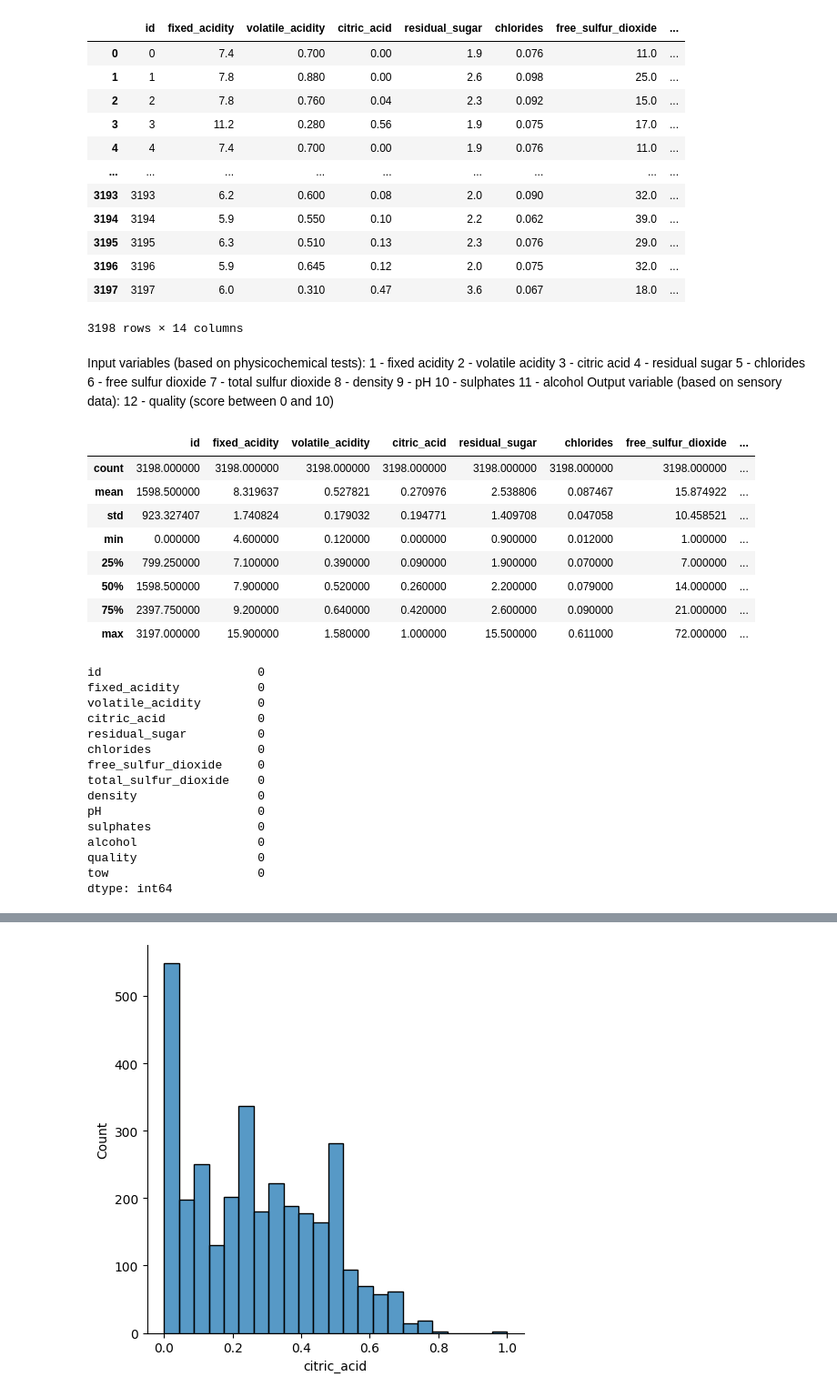
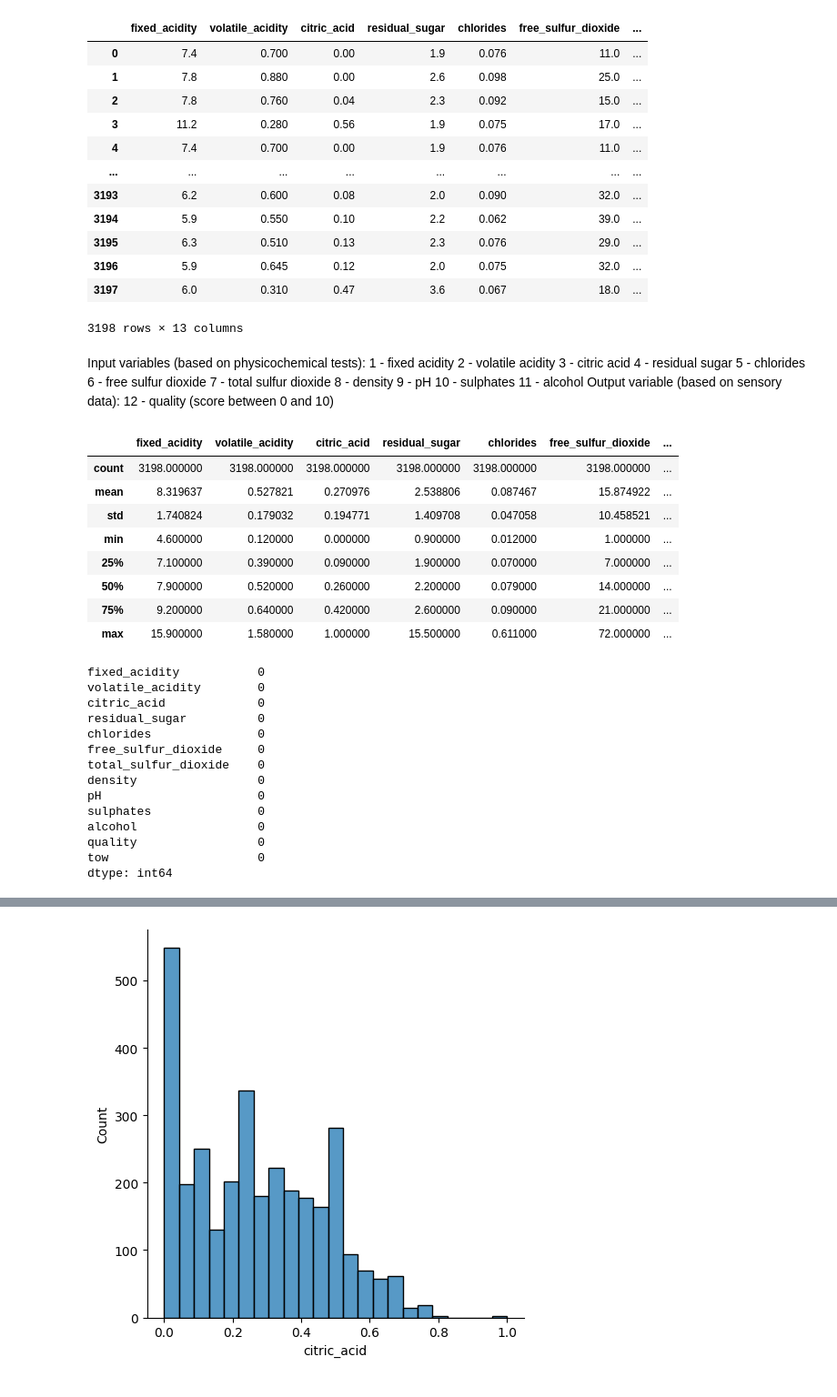
Before and after one commit to MatteoCostamagna/machine-lerning, a Jupyter notebook: cartella_progetto/cartella_training/lavorogiusto.ipynb, the cells around one changed output, grey strips where cells are left out. Shown: that part at 91% size. Cells and saved outputs as stored; diff of their text form; code cells hidden in the pictures.

```diff
--- a/cartella_progetto/cartella_training/lavorogiusto.ipynb
+++ b/cartella_progetto/cartella_training/lavorogiusto.ipynb
@@ -15,45 +15,43 @@ from sklearn.metrics import accuracy_score, confusion_matrix, mean_squared_error
 # %%
 df_vino_rosso = pd.read_csv('https://raw.githubusercontent.com/FabioGagliardiIts/datasets/main/wine_quality/winequality-red.csv', sep=';', encoding='latin1')
 df_vino_bianco = pd.read_csv('https://raw.githubusercontent.com/FabioGagliardiIts/datasets/main/wine_quality/winequality-red.csv', sep=';', encoding='latin1')
 
 
 # Aggiungi una colonna "tow" --> type of wine con valore 0
 df_vino_rosso['tow'] = 0
 
 # Aggiungi una colonna "tow"--> type of wine con valore 1
 df_vino_bianco['tow'] = 1
 
 # Unisci i due DataFrame
 vini = pd.concat([df_vino_rosso, df_vino_bianco], ignore_index=True)
 
 
-vini.insert( 0, "id", range(0, 0+len(vini)))
-
-vini.columns = ('id','fixed_acidity', 'volatile_acidity', 'citric_acid',
+vini.columns = ('fixed_acidity', 'volatile_acidity', 'citric_acid',
        'residual_sugar', 'chlorides', 'free_sulfur_dioxide',
        'total_sulfur_dioxide', 'density', 'pH', 'sulphates', 'alcohol',
        'quality','tow')
 
 
 # Salva il file unito nella cartella "dati"
 vini.to_csv("vino.csv")
 
 
 display(vini)
 # %% [output]
-|  | id | fixed_acidity | volatile_acidity | citric_acid | residual_sugar | chlorides | free_sulfur_dioxide | ... |
-| 0 | 0 | 7.4 | 0.700 | 0.00 | 1.9 | 0.076 | 11.0 | ... |
-| 1 | 1 | 7.8 | 0.880 | 0.00 | 2.6 | 0.098 | 25.0 | ... |
-| 2 | 2 | 7.8 | 0.760 | 0.04 | 2.3 | 0.092 | 15.0 | ... |
-| 3 | 3 | 11.2 | 0.280 | 0.56 | 1.9 | 0.075 | 17.0 | ... |
-| 4 | 4 | 7.4 | 0.700 | 0.00 | 1.9 | 0.076 | 11.0 | ... |
-| ... | ... | ... | ... | ... | ... | ... | ... | ... |
-| 3193 | 3193 | 6.2 | 0.600 | 0.08 | 2.0 | 0.090 | 32.0 | ... |
-| 3194 | 3194 | 5.9 | 0.550 | 0.10 | 2.2 | 0.062 | 39.0 | ... |
-| 3195 | 3195 | 6.3 | 0.510 | 0.13 | 2.3 | 0.076 | 29.0 | ... |
-| 3196 | 3196 | 5.9 | 0.645 | 0.12 | 2.0 | 0.075 | 32.0 | ... |
-| 3197 | 3197 | 6.0 | 0.310 | 0.47 | 3.6 | 0.067 | 18.0 | ... |
+|  | fixed_acidity | volatile_acidity | citric_acid | residual_sugar | chlorides | free_sulfur_dioxide | ... |
+| 0 | 7.4 | 0.700 | 0.00 | 1.9 | 0.076 | 11.0 | ... |
+| 1 | 7.8 | 0.880 | 0.00 | 2.6 | 0.098 | 25.0 | ... |
+| 2 | 7.8 | 0.760 | 0.04 | 2.3 | 0.092 | 15.0 | ... |
+| 3 | 11.2 | 0.280 | 0.56 | 1.9 | 0.075 | 17.0 | ... |
+| 4 | 7.4 | 0.700 | 0.00 | 1.9 | 0.076 | 11.0 | ... |
+| ... | ... | ... | ... | ... | ... | ... | ... |
+| 3193 | 6.2 | 0.600 | 0.08 | 2.0 | 0.090 | 32.0 | ... |
+| 3194 | 5.9 | 0.550 | 0.10 | 2.2 | 0.062 | 39.0 | ... |
+| 3195 | 6.3 | 0.510 | 0.13 | 2.3 | 0.076 | 29.0 | ... |
+| 3196 | 5.9 | 0.645 | 0.12 | 2.0 | 0.075 | 32.0 | ... |
+| 3197 | 6.0 | 0.310 | 0.47 | 3.6 | 0.067 | 18.0 | ... |
-3198 rows × 14 columns
+3198 rows × 13 columns
 # %% [markdown]
    Input variables (based on physicochemical tests):
    1 - fixed acidity
@@ -72,22 +70,21 @@ display(vini)
 # %%
 vini.describe()
 # %% [output]
-|  | id | fixed_acidity | volatile_acidity | citric_acid | residual_sugar | chlorides | free_sulfur_dioxide | ... |
-| count | 3198.000000 | 3198.000000 | 3198.000000 | 3198.000000 | 3198.000000 | 3198.000000 | 3198.000000 | ... |
-| mean | 1598.500000 | 8.319637 | 0.527821 | 0.270976 | 2.538806 | 0.087467 | 15.874922 | ... |
-| std | 923.327407 | 1.740824 | 0.179032 | 0.194771 | 1.409708 | 0.047058 | 10.458521 | ... |
-| min | 0.000000 | 4.600000 | 0.120000 | 0.000000 | 0.900000 | 0.012000 | 1.000000 | ... |
-| 25% | 799.250000 | 7.100000 | 0.390000 | 0.090000 | 1.900000 | 0.070000 | 7.000000 | ... |
-| 50% | 1598.500000 | 7.900000 | 0.520000 | 0.260000 | 2.200000 | 0.079000 | 14.000000 | ... |
-| 75% | 2397.750000 | 9.200000 | 0.640000 | 0.420000 | 2.600000 | 0.090000 | 21.000000 | ... |
-| max | 3197.000000 | 15.900000 | 1.580000 | 1.000000 | 15.500000 | 0.611000 | 72.000000 | ... |
+|  | fixed_acidity | volatile_acidity | citric_acid | residual_sugar | chlorides | free_sulfur_dioxide | ... |
+| count | 3198.000000 | 3198.000000 | 3198.000000 | 3198.000000 | 3198.000000 | 3198.000000 | ... |
+| mean | 8.319637 | 0.527821 | 0.270976 | 2.538806 | 0.087467 | 15.874922 | ... |
+| std | 1.740824 | 0.179032 | 0.194771 | 1.409708 | 0.047058 | 10.458521 | ... |
+| min | 4.600000 | 0.120000 | 0.000000 | 0.900000 | 0.012000 | 1.000000 | ... |
+| 25% | 7.100000 | 0.390000 | 0.090000 | 1.900000 | 0.070000 | 7.000000 | ... |
+| 50% | 7.900000 | 0.520000 | 0.260000 | 2.200000 | 0.079000 | 14.000000 | ... |
+| 75% | 9.200000 | 0.640000 | 0.420000 | 2.600000 | 0.090000 | 21.000000 | ... |
+| max | 15.900000 | 1.580000 | 1.000000 | 15.500000 | 0.611000 | 72.000000 | ... |
 # %%
 #cerco per sicurezza se nell dataframe ci sono valori nulli e visto che non ce ne sono non faccio nulla
 
 null_counts = vini.isna().sum()
 display(null_counts)
 # %% [output]
-id                      0
 fixed_acidity           0
 volatile_acidity        0
 citric_acid             0
```
Also changed, not shown: parts of 7 cells of this notebook, 2 other files.
